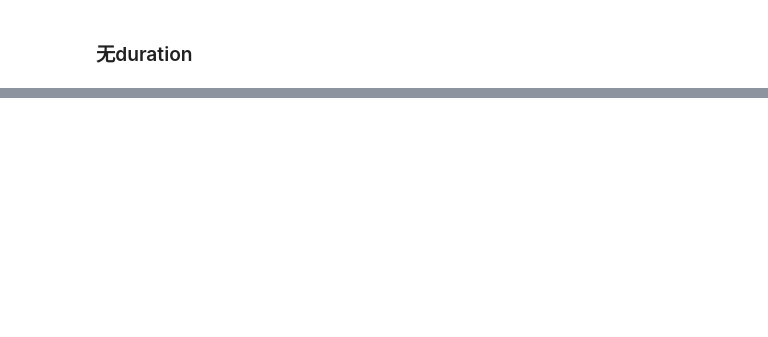
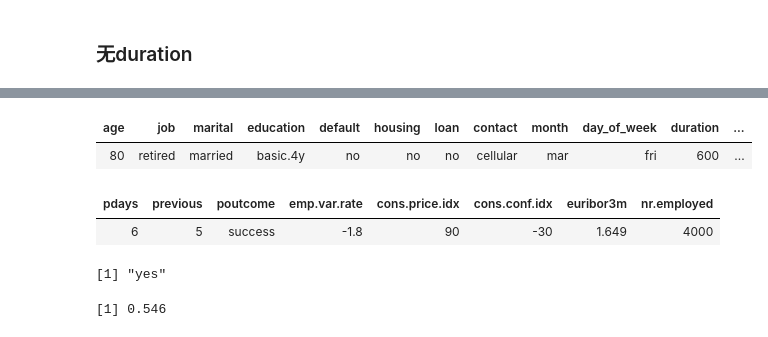
Before and after one commit to AllenOris/Bank-Marketing-and-Business-Intelligence, a Jupyter notebook: code/R/analysis.ipynb, the cells around one changed output, grey strips where cells are left out. Drawn from its saved outputs; the diff is of its cells as text; code cells hidden in the pictures; blank space fills up the shorter version.

```diff
--- a/code/R/analysis.ipynb
+++ b/code/R/analysis.ipynb
@@ -639,0 +1293,45 @@ ggplot()
+# %%
+# head(dat[1:10],20)
+# head(dat[11:21],20)
+mock<-data.frame(age=80,job='retired',marital='married',education='basic.4y',
+                default='no',housing='no',loan='no',
+                contact='cellular',month='mar',day_of_week='fri',
+                duration=600,campaign=5,pdays=6,previous=5,
+                poutcome='success',
+                emp.var.rate=-1.8,
+                cons.price.idx=90,
+                cons.conf.idx=-30,
+                euribor3m=1.649,
+                nr.employed=4000)
+
+mock[,1:12]
+mock[,13:20]
+
+mock<-subset(mock,select=c(job,education,default,contact,month,
+                               poutcome,housing,age,campaign,pdays,
+                               previous,emp.var.rate,cons.price.idx,
+                               cons.conf.idx,euribor3m,nr.employed))
+mock <- rbind(bank.train2[1, -1] , mock)[-1,]
+
+# head(mock)
+predictions<-predict(fit_rf_without,mock)
+as.vector(predictions)
+
+explainer_log_without <- DALEX::explain(fit_rf_without,
+                                        label="randomForest",
+                                    data = mock,
+                                     y = 1
+                                    ,type='class')
+
+# explainer_log_without
+mp_log_without<-model_performance(explainer_log_without)
+1-data.frame(mp_log_without)[,1]
+vi_log_without<-variable_importance(explainer_log_without,
+                                 loss_function=loss_root_mean_square)
+# %% [output]
+| age | job | marital | education | default | housing | loan | contact | month | day_of_week | duration | ... |
+| 80 | retired | married | basic.4y | no | no | no | cellular | mar | fri | 600 | ... |
+| pdays | previous | poutcome | emp.var.rate | cons.price.idx | cons.conf.idx | euribor3m | nr.employed |
+| 6 | 5 | success | -1.8 | 90 | -30 | 1.649 | 4000 |
+[1] "yes"
+[1] 0.546
```
Also changed, not shown: parts of 50 cells of this notebook, 5 other files.
